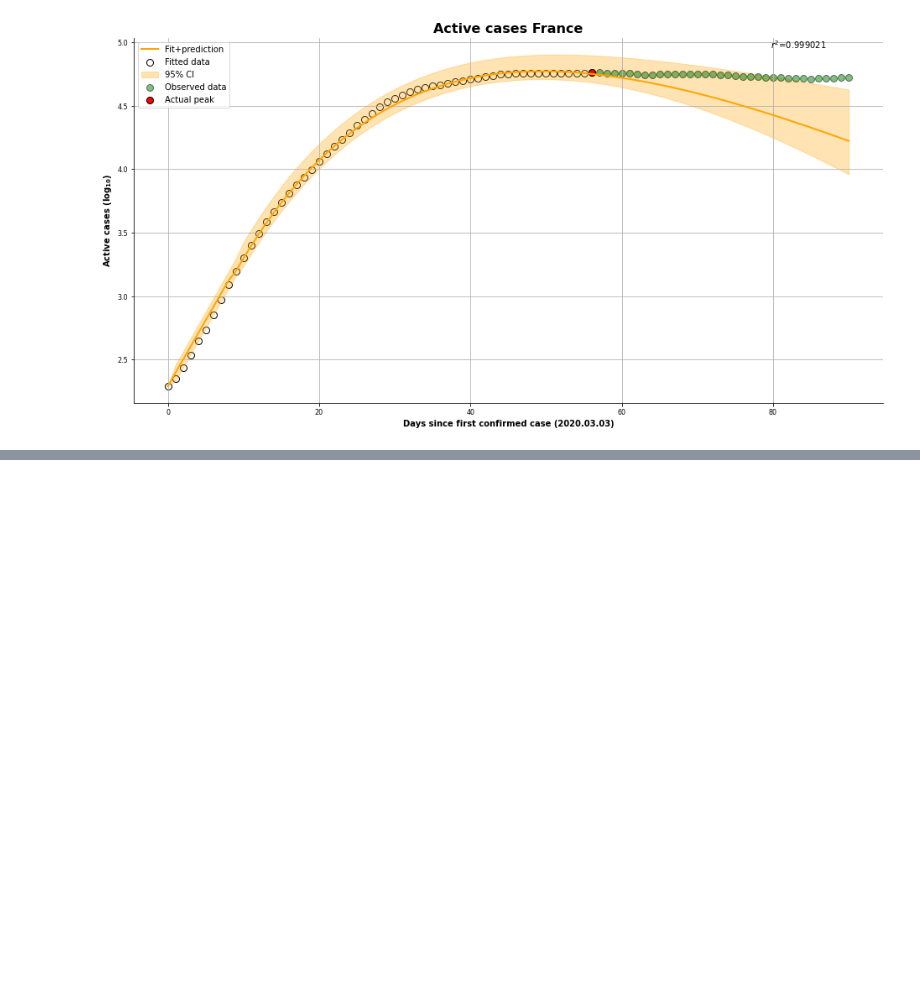
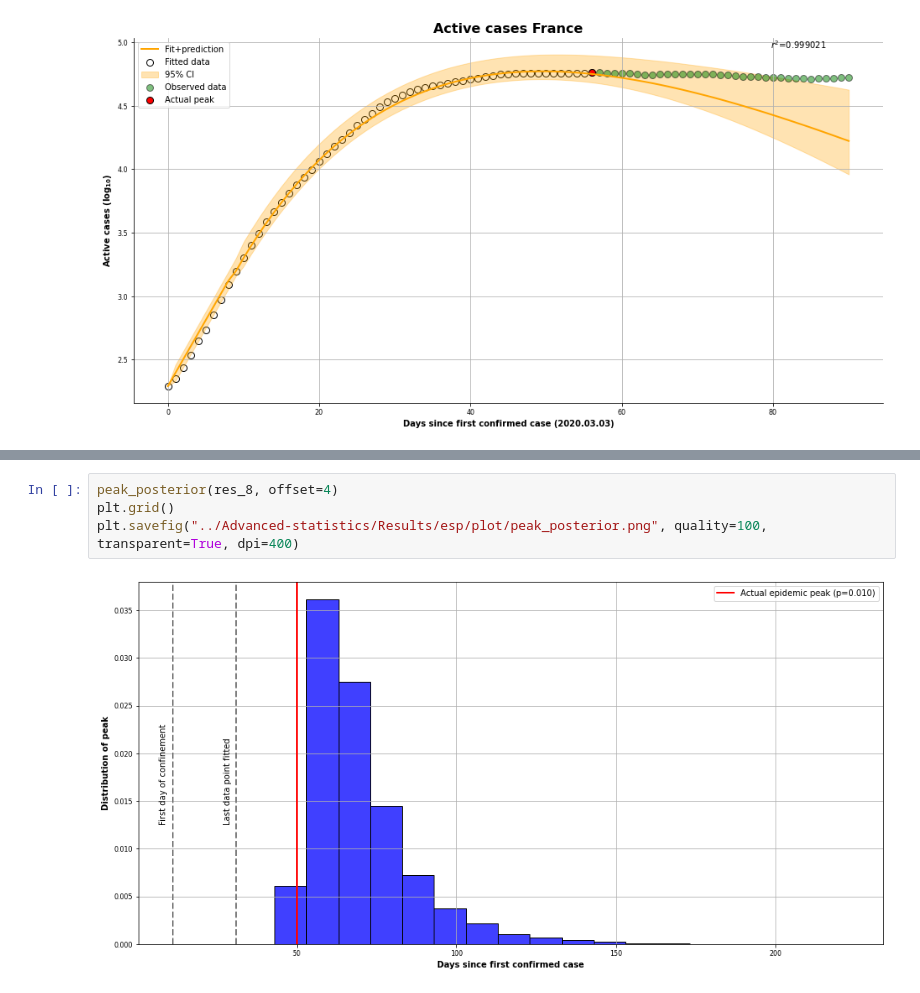
Before and after one commit to Nuelam9/Bayesian-inference-on-SCIR-epidemic-model, a Jupyter notebook: Optimization/Fit-Covid-Data.ipynb, the cells around one changed output, grey strips where cells are left out. Drawn from its saved outputs; the diff is of its cells as text; blank space fills up the shorter version.

```diff
--- a/Optimization/Fit-Covid-Data.ipynb
+++ b/Optimization/Fit-Covid-Data.ipynb
@@ -396,0 +469,6 @@ plot_results(res_6, ci=95, Y=True, Z=False, observed=True)
+# %%
+peak_posterior(res_8, offset=4)
+plt.grid()
+plt.savefig("../Advanced-statistics/Results/esp/plot/peak_posterior.png", quality=100, transparent=True, dpi=400)
+# %% [output]
+[figure, added]
```
Also changed, not shown: parts of 19 cells of this notebook, 13 other files.
